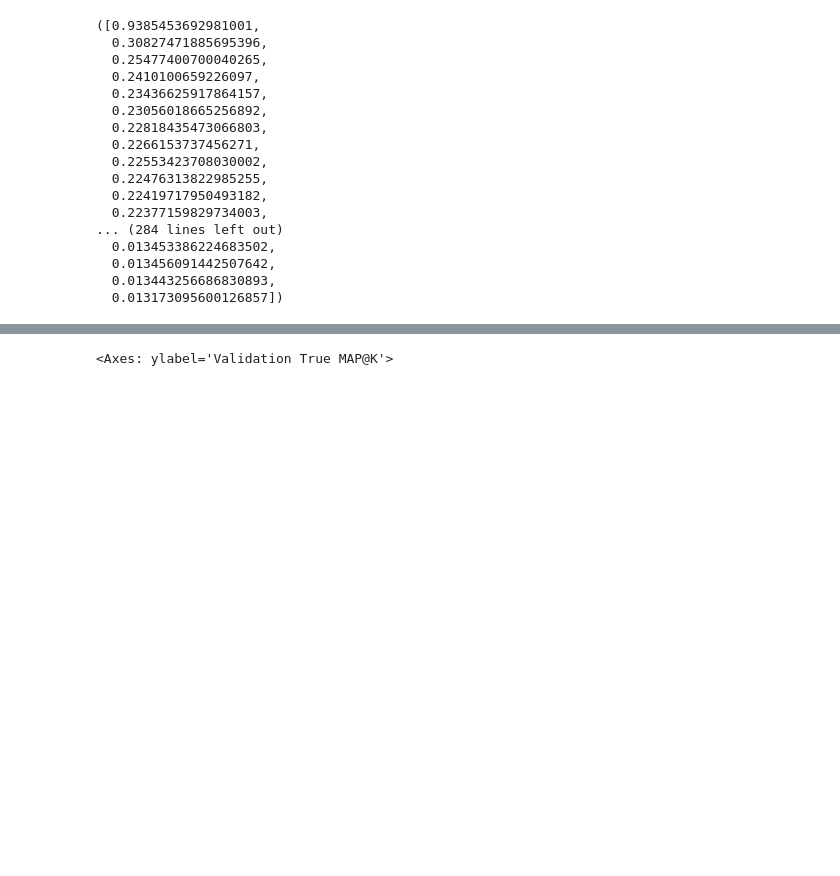
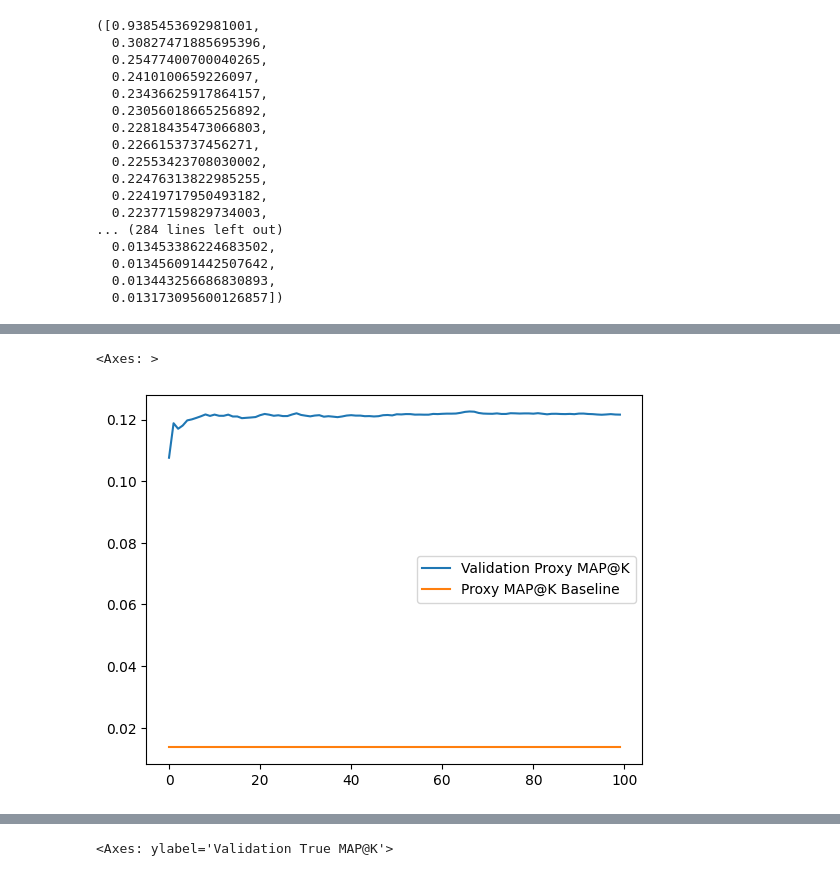
Before and after one commit to sebzhao/proxy-objective-recsys, a Jupyter notebook: movielens.ipynb, the cells around one changed output, grey strips where cells are left out. Drawn from its saved outputs; the diff is of its cells as text; code cells hidden in the pictures; blank space fills up the shorter version.

```diff
--- a/movielens.ipynb
+++ b/movielens.ipynb
@@ -279 +289,6 @@ data
+# %%
+sns.lineplot(data=data[['Validation Proxy MAP@K', 'Proxy MAP@K Baseline']].iloc[:100], dashes=False)
+# %% [output]
+<Axes: >
+[figure, added]
 # %%
```
Also changed, not shown: parts of 15 cells of this notebook.
